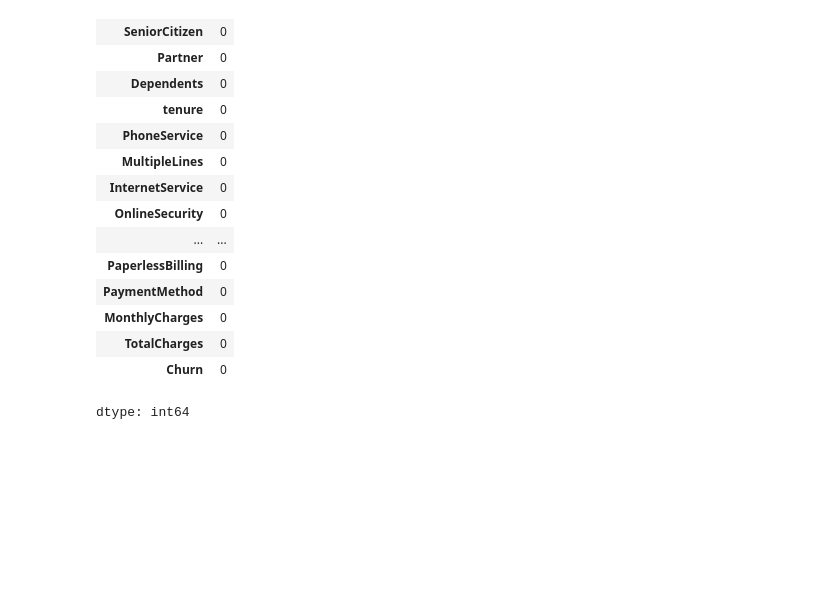
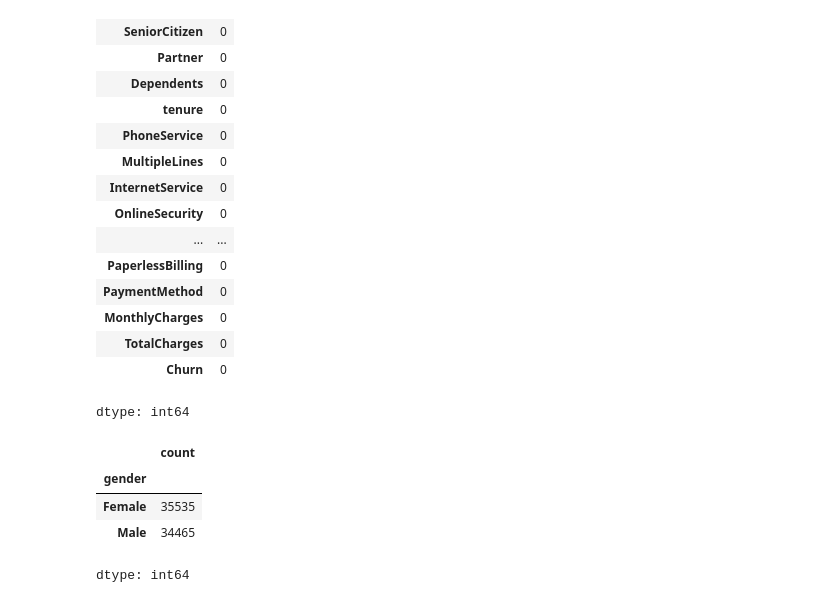
Before and after one commit to linda-bsharat/telco-customer-churn-prediction, a Jupyter notebook: notebooks/01_data_cleaning_and_eda.ipynb, the cells around one changed output. Saved outputs shown, nothing was run; the diff lists cells and outputs as text; code cells hidden in the pictures; blank space fills up the shorter version.

```diff
--- a/notebooks/01_data_cleaning_and_eda.ipynb
+++ b/notebooks/01_data_cleaning_and_eda.ipynb
@@ -204,0 +210,8 @@ dtype: int64
+# %%
+df["gender"].value_counts()
+# %% [output]
+|  | count |
+| gender |  |
+| Female | 35535 |
+| Male | 34465 |
+dtype: int64
```
Also changed, not shown: parts of 7 cells of this notebook.
